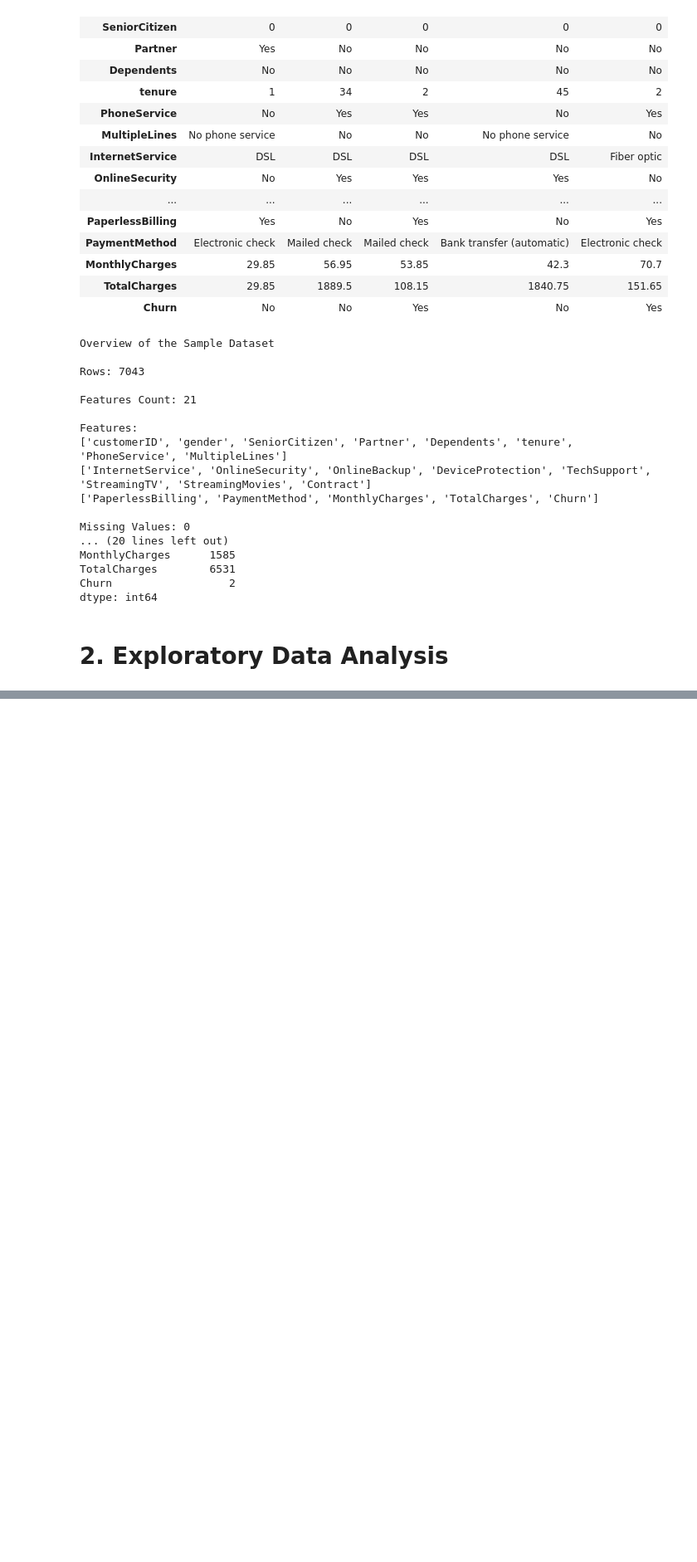
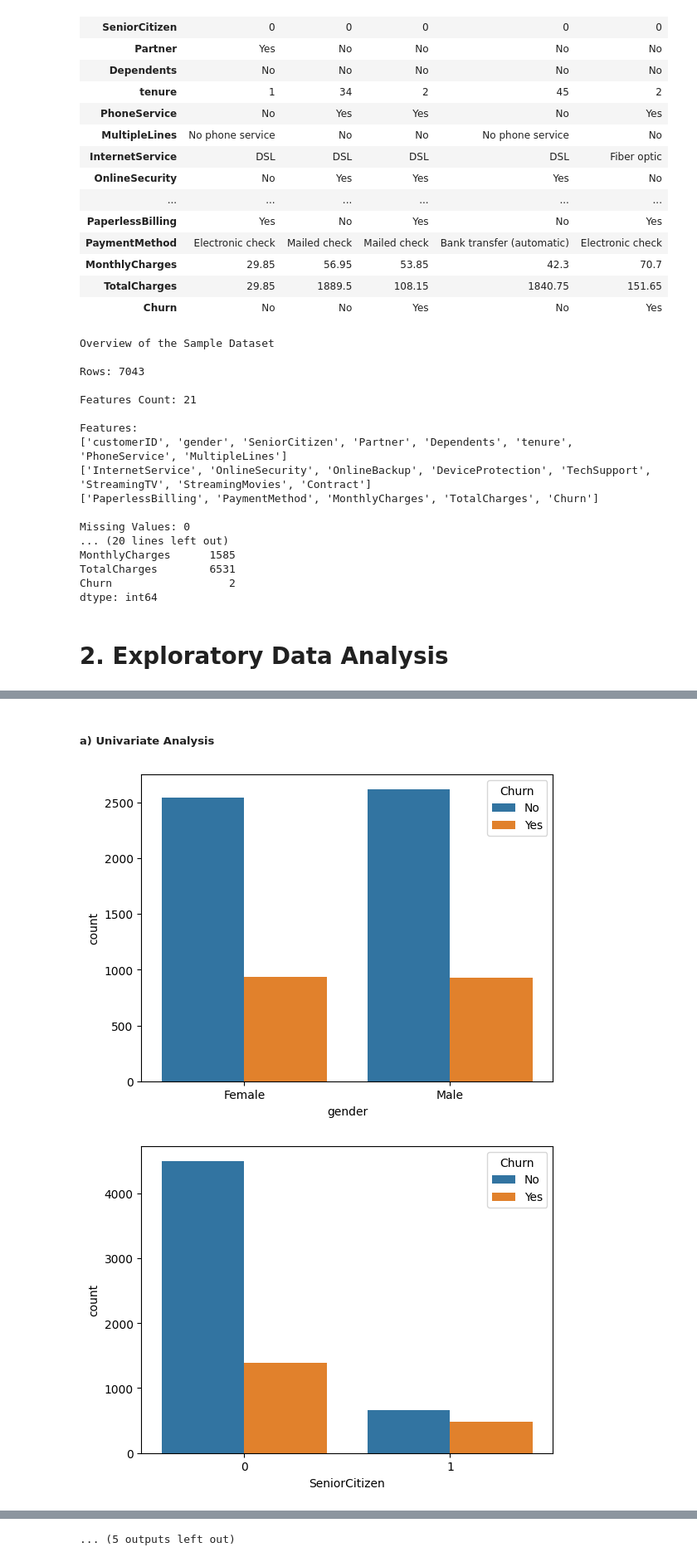
Before and after one commit to michaelgetachew-abebe/Churn_Prediction_Model, a Jupyter notebook: notebooks/notebook3.ipynb, the cells around one changed output, grey strips where cells are left out. Shown at 83% size. Saved outputs shown, nothing was run; the diff lists cells and outputs as text; code cells hidden in the pictures; blank space fills up the shorter version.

Commit message:
Feat(add): added univariate analysis

```diff
--- a/notebooks/notebook3.ipynb
+++ b/notebooks/notebook3.ipynb
@@ -198,2 +185,11 @@ No     5174
 Yes    1869
 Name: count, dtype: int64
+# %%
+# As it was seen in the data introduction section we have 73 unique values of the tenture group which might a little bit
+# messy at discovering the relationship between the feature and the target thus we can group it into bins to descover usefull insight
+
+# Group the tenure in bins of 12 months
+labels = ["{0} - {1}".format(i, i + 11) for i in range(1, 72, 12)]
+
+df['tenure_group'] = pd.cut(df.tenure, range(1, 80, 12), right=False, labels=labels)
+df['tenure_group'].value_counts()
@@ -199,0 +205,2 @@ Name: count, dtype: int64
+# %%
+df.drop(columns= ['customerID','tenure'], axis=1, inplace=True)
@@ -199,0 +216,15 @@ Name: count, dtype: int64
+# %% [markdown]
+##### <a>a) Univariate Analysis</a>
+# %%
+def univariateExploraion(df: pd.DataFrame):
+    for i, predictor in enumerate(df.drop(columns=['Churn', 'TotalCharges', 'MonthlyCharges'])):
+        if predictor == 'tenture':
+            continue
+        else:
+            plt.figure(i)
+            sns.countplot(data=df, x=predictor, hue='Churn')
+# %%
+univariateExploraion(df)
+# %% [output]
+[figure, added]
+[figure, added]
@@ -199,0 +241 @@ Name: count, dtype: int64
+... (5 outputs left out)
```
Also changed, not shown: parts of 7 cells of this notebook.
